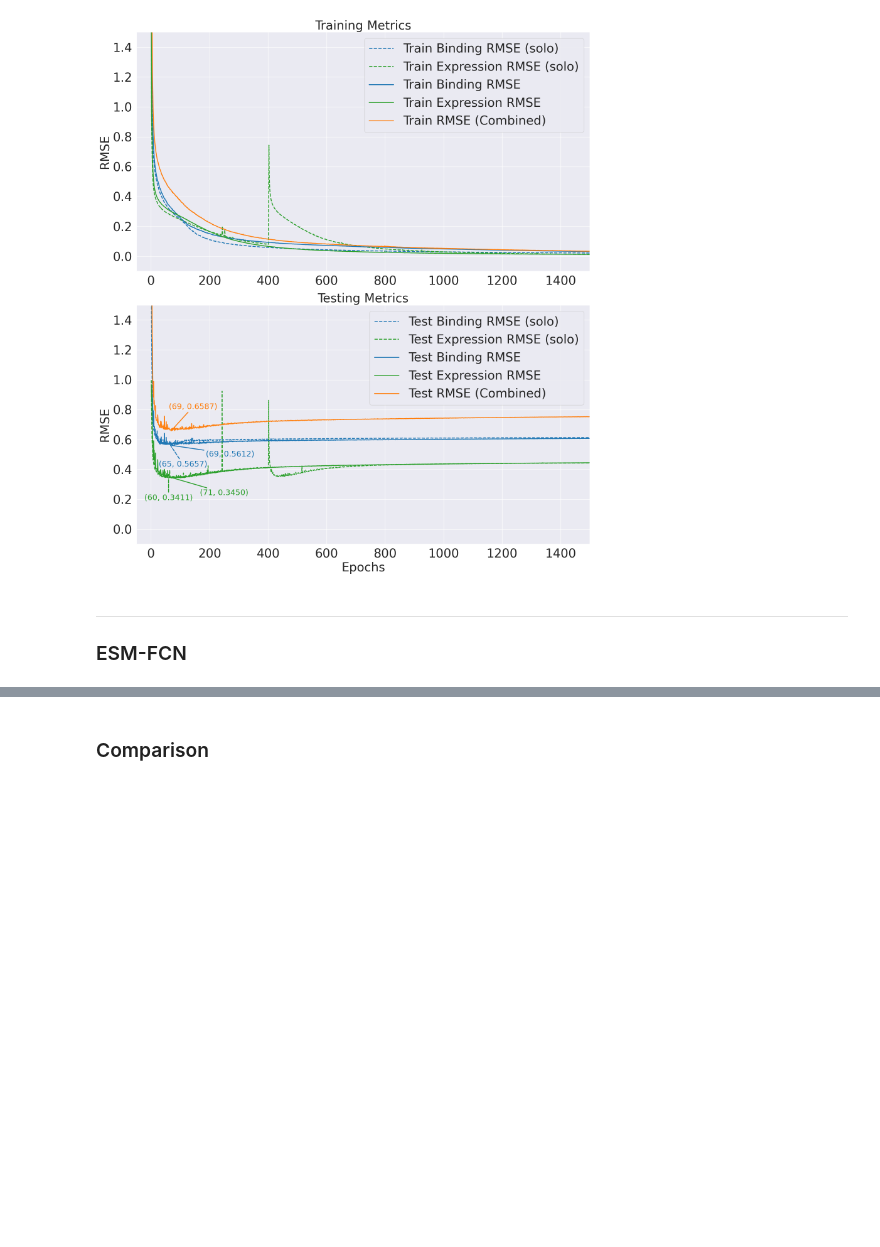
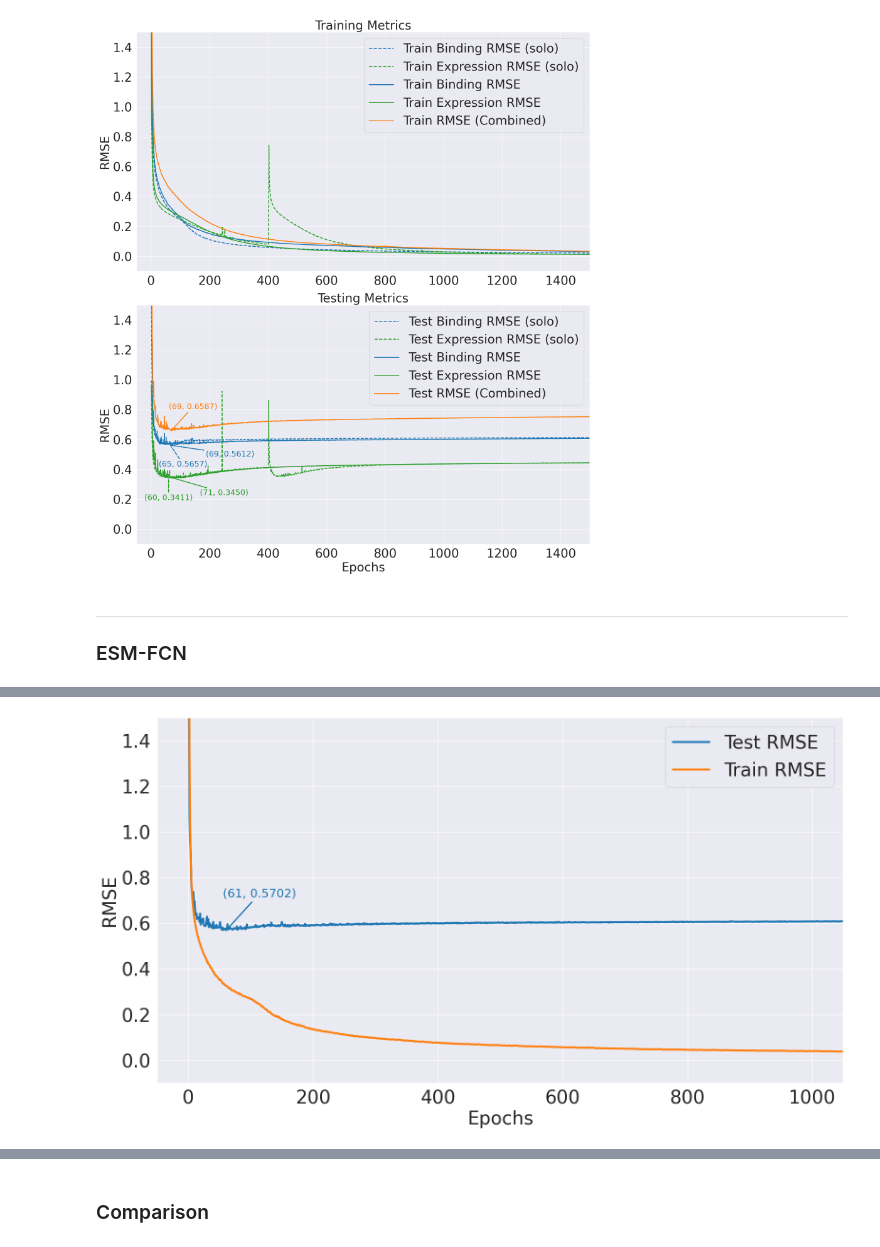
Before and after one commit to hubin-keio/Spike_NLP, a Jupyter notebook: notebooks/models/esm_finetuning-DMS_OLD-model_results_graphs.ipynb, the cells around one changed output, grey strips where cells are left out. Cells and saved outputs as stored; diff of their text form; code cells hidden in the pictures; blank space fills up the shorter version.

Commit message:
Add ESM-FCN results

```diff
--- a/notebooks/models/esm_finetuning-DMS_OLD-model_results_graphs.ipynb
+++ b/notebooks/models/esm_finetuning-DMS_OLD-model_results_graphs.ipynb
@@ -57,7 +57,7 @@ def plot_log_file(metrics_csv, metrics_img):
 
     plt.xlabel('Epochs', fontsize=fontsize)
     plt.xticks(fontsize=fontsize)
-    plt.xlim(-50, 1500)
+    plt.xlim(-50, 1050)
     plt.ylabel('RMSE', fontsize=fontsize)
     plt.yticks(fontsize=fontsize)
     plt.ylim(-0.1, 1.5)
@@ -81,7 +81,7 @@ def plot_log_file_BE(metrics_csv, metrics_img):
     ax1.plot(df['Epoch'], df['Train RMSE'], label='Train RMSE (Combined)', color='tab:orange', linewidth=3)
 
     ax1.tick_params(axis='x', labelsize=fontsize)
-    ax1.set_xlim(-50, 1500)
+    ax1.set_xlim(-50, 1050)
     ax1.set_ylabel('RMSE', fontsize=fontsize)
     ax1.tick_params(axis='y', labelsize=fontsize)
     ax1.set_ylim(-0.1, 1.5)
@@ -113,7 +113,7 @@ def plot_log_file_BE(metrics_csv, metrics_img):
 
     ax2.set_xlabel('Epochs', fontsize=fontsize)
     ax2.tick_params(axis='x', labelsize=fontsize)
-    ax2.set_xlim(-50, 1500)
+    ax2.set_xlim(-50, 1050)
     ax2.set_ylabel('RMSE', fontsize=fontsize)
     ax2.tick_params(axis='y', labelsize=fontsize)
     ax2.set_ylim(-0.1, 1.5)
@@ -141,7 +141,7 @@ def plot_comparative_log_file(metrics_csv_1, metrics_csv_2, metrics_csv_3, metri
     ax1.plot(df3['Epoch'], df3['Train RMSE'], label='Train RMSE (Combined)', color='tab:orange', linewidth=2)
 
     ax1.tick_params(axis='x', labelsize=fontsize)
-    ax1.set_xlim(-50, 1500)
+    ax1.set_xlim(-50, 1050)
     ax1.set_ylabel('RMSE', fontsize=fontsize)
     ax1.tick_params(axis='y', labelsize=fontsize)
     ax1.set_ylim(-0.1, 1.5)
@@ -187,7 +187,7 @@ def plot_comparative_log_file(metrics_csv_1, metrics_csv_2, metrics_csv_3, metri
 
     ax2.set_xlabel('Epochs', fontsize=fontsize)
     ax2.tick_params(axis='x', labelsize=fontsize)
-    ax2.set_xlim(-50, 1500)
+    ax2.set_xlim(-50, 1050)
     ax2.set_ylabel('RMSE', fontsize=fontsize)
     ax2.tick_params(axis='y', labelsize=fontsize)
     ax2.set_ylim(-0.1, 1.5)
@@ -289,10 +289,11 @@ plot_comparative_log_file(
 ### ESM-FCN
 # %%
 # ESM-FCN using DMS OLD dataset (binding)
-run4 = "../../results/run_results/"
+run4 = "../../results/run_results/esm_fcn/esm_fcn-DMS_OLD-binding-2024-10-09_22-50/esm_fcn-DMS_OLD_binding-train_82178_test_20545"
 plot_log_file(run4 + "_metrics.csv", run4 + "_metrics.pdf")
 
 run4_best_results = find_best_epoch(run4 + "_metrics.csv")
 print(f"Best {run4.split('/')[4].upper()}: \n\tEpoch: {run4_best_results[0]} | Test Loss: {run4_best_results[1]:.4f}")
 run4_last_results = find_last_epoch(run4 + "_metrics.csv")
 print(f"Last {run4.split('/')[4].upper()}: \n\tEpoch: {run4_last_results[0]} | Test Loss: {run4_last_results[1]:.4f}")
+# %% [output]
@@ -299,2 +304,3 @@ print(f"Last {run4.split('/')[4].upper()}: \n\tEpoch: {run4_last_results[0]} | T
+[figure, added]
 # %%
 # ESM-FCN using DMS OLD dataset (expression)
```
Also changed, not shown: parts of 4 cells of this notebook, 2 other files.
